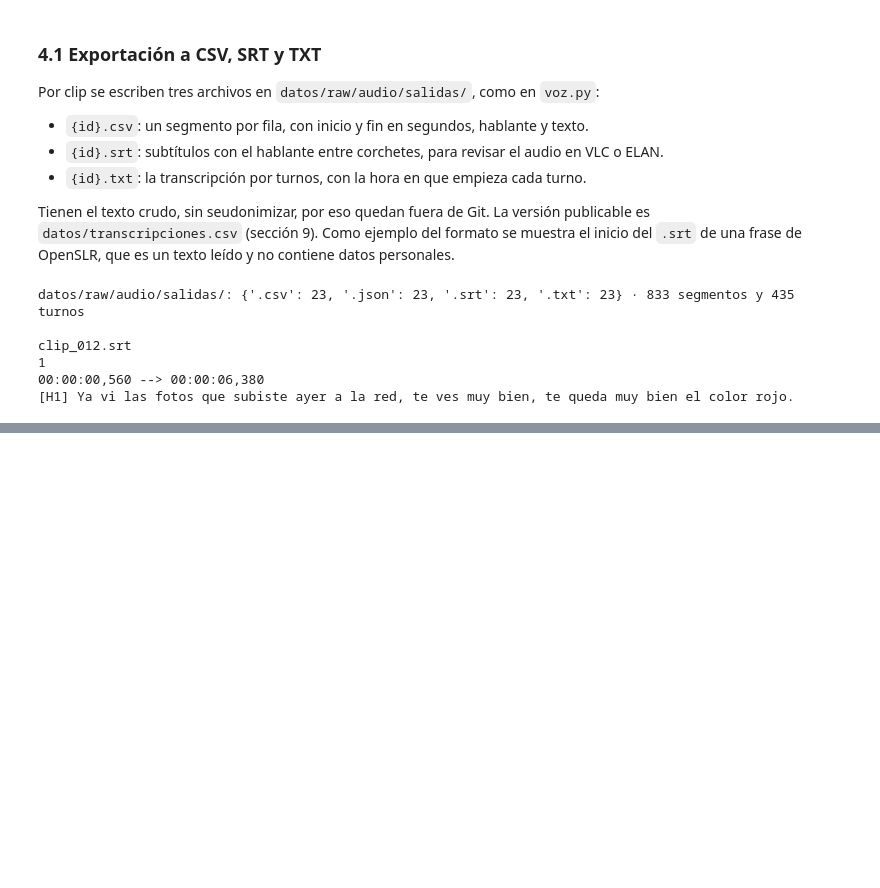
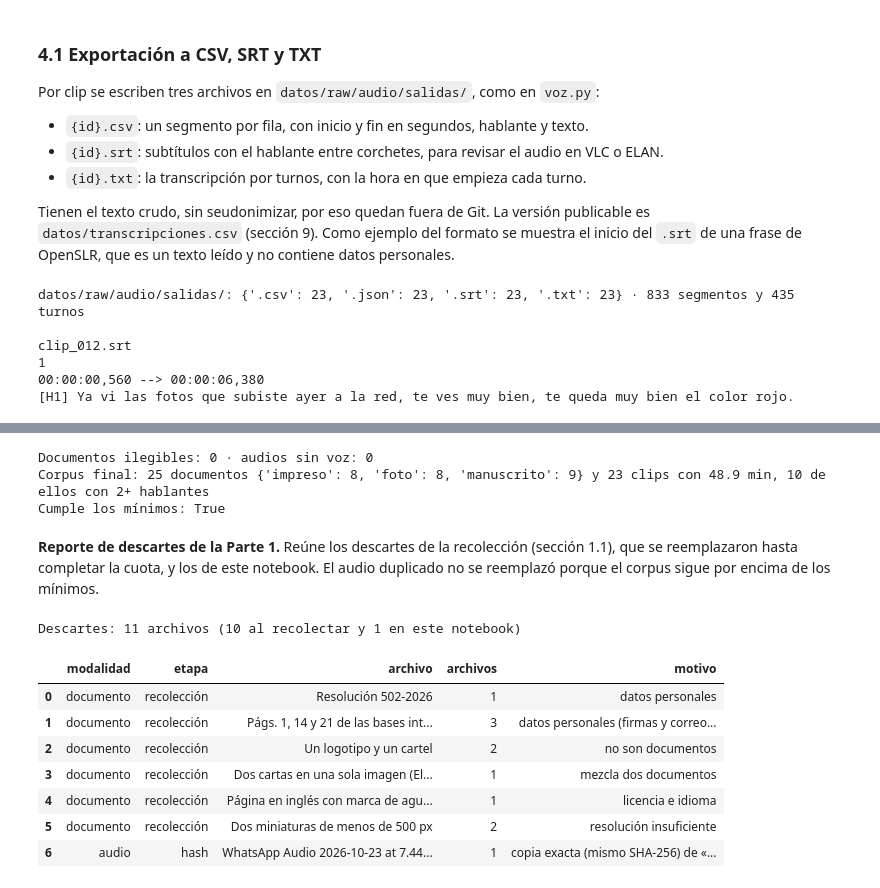
Before and after one commit to IvettexMamani/diplomado-python-2026, a Jupyter notebook: tarea_2/01_extraccion.ipynb, the cells around one changed output, grey strips where cells are left out. Cells and saved outputs as stored; diff of their text form; code cells hidden in the pictures; blank space fills up the shorter version.

```diff
--- a/tarea_2/01_extraccion.ipynb
+++ b/tarea_2/01_extraccion.ipynb
@@ -768,0 +778,47 @@ clip_012.srt
+# %%
+ilegibles = docs[docs["lineas"] == 0]
+sin_voz = asr[(asr["voz_seg"] < 1) | (asr["segmentos"] == 0)]
+for d in ilegibles.itertuples():
+    descartes.append({"modalidad": "documento", "archivo": d.id, "etapa": "OCR", "motivo": "el OCR no detecta texto"})
+for c in sin_voz.itertuples():
+    descartes.append({"modalidad": "audio", "archivo": c.id, "etapa": "VAD", "motivo": f"solo {c.voz_seg} s de voz"})
+
+docs = docs[~docs["id"].isin(ilegibles["id"])].reset_index(drop=True)
+audios = audios[~audios["id"].isin(sin_voz["id"])].reset_index(drop=True)
+asr = asr[asr["id"].isin(audios["id"])].reset_index(drop=True)
+
+minutos = audios["duracion_seg"].sum() / 60
+print(f"Documentos ilegibles: {len(ilegibles)} · audios sin voz: {len(sin_voz)}")
+print(f"Corpus final: {len(docs)} documentos {docs['tipo'].value_counts().reindex(TIPOS).to_dict()} y "
+      f"{len(audios)} clips con {minutos:.1f} min, {(asr['n_hablantes'] >= 2).sum()} de ellos con 2+ hablantes")
+print("Cumple los mínimos:", docs["tipo"].value_counts().reindex(TIPOS).ge(pd.Series(CUOTA)).all()
+      and len(audios) >= 20 and minutos >= 30 and (asr["n_hablantes"] >= 2).any())
+# %% [output]
+Documentos ilegibles: 0 · audios sin voz: 0
+Corpus final: 25 documentos {'impreso': 8, 'foto': 8, 'manuscrito': 9} y 23 clips con 48.9 min, 10 de ellos con 2+ hablantes
+Cumple los mínimos: True
+# %% [markdown]
+**Reporte de descartes de la Parte 1.** Reúne los descartes de la recolección (sección 1.1), que se reemplazaron hasta completar la cuota, y los de este notebook. El audio duplicado no se reemplazó porque el corpus sigue por encima de los mínimos.
+# %%
+recoleccion = pd.DataFrame([
+    ("documento", "Resolución 502-2026", 1, "datos personales"),
+    ("documento", "Págs. 1, 14 y 21 de las bases integradas", 3, "datos personales (firmas y correo con nombres)"),
+    ("documento", "Un logotipo y un cartel", 2, "no son documentos"),
+    ("documento", "Dos cartas en una sola imagen (El Peruano)", 1, "mezcla dos documentos"),
+    ("documento", "Página en inglés con marca de agua de 123RF", 1, "licencia e idioma"),
+    ("documento", "Dos miniaturas de menos de 500 px", 2, "resolución insuficiente"),
+], columns=["modalidad", "archivo", "archivos", "motivo"]).assign(etapa="recolección")
+reporte = pd.concat([recoleccion, pd.DataFrame(descartes).assign(archivos=1)], ignore_index=True)
+print(f"Descartes: {reporte['archivos'].sum()} archivos ({recoleccion['archivos'].sum()} al recolectar y "
+      f"{len(descartes)} en este notebook)")
+reporte[["modalidad", "etapa", "archivo", "archivos", "motivo"]]
+# %% [output]
+Descartes: 11 archivos (10 al recolectar y 1 en este notebook)
+|  | modalidad | etapa | archivo | archivos | motivo |
+| 0 | documento | recolección | Resolución 502-2026 | 1 | datos personales |
+| 1 | documento | recolección | Págs. 1, 14 y 21 de las bases int... | 3 | datos personales (firmas y correo... |
+| 2 | documento | recolección | Un logotipo y un cartel | 2 | no son documentos |
+| 3 | documento | recolección | Dos cartas en una sola imagen (El... | 1 | mezcla dos documentos |
+| 4 | documento | recolección | Página en inglés con marca de agu... | 1 | licencia e idioma |
+| 5 | documento | recolección | Dos miniaturas de menos de 500 px | 2 | resolución insuficiente |
+| 6 | audio | hash | WhatsApp Audio 2026-10-23 at 7.44... | 1 | copia exacta (mismo SHA-256) de «... |
```
Also changed, not shown: parts of 1 cell of this notebook.
